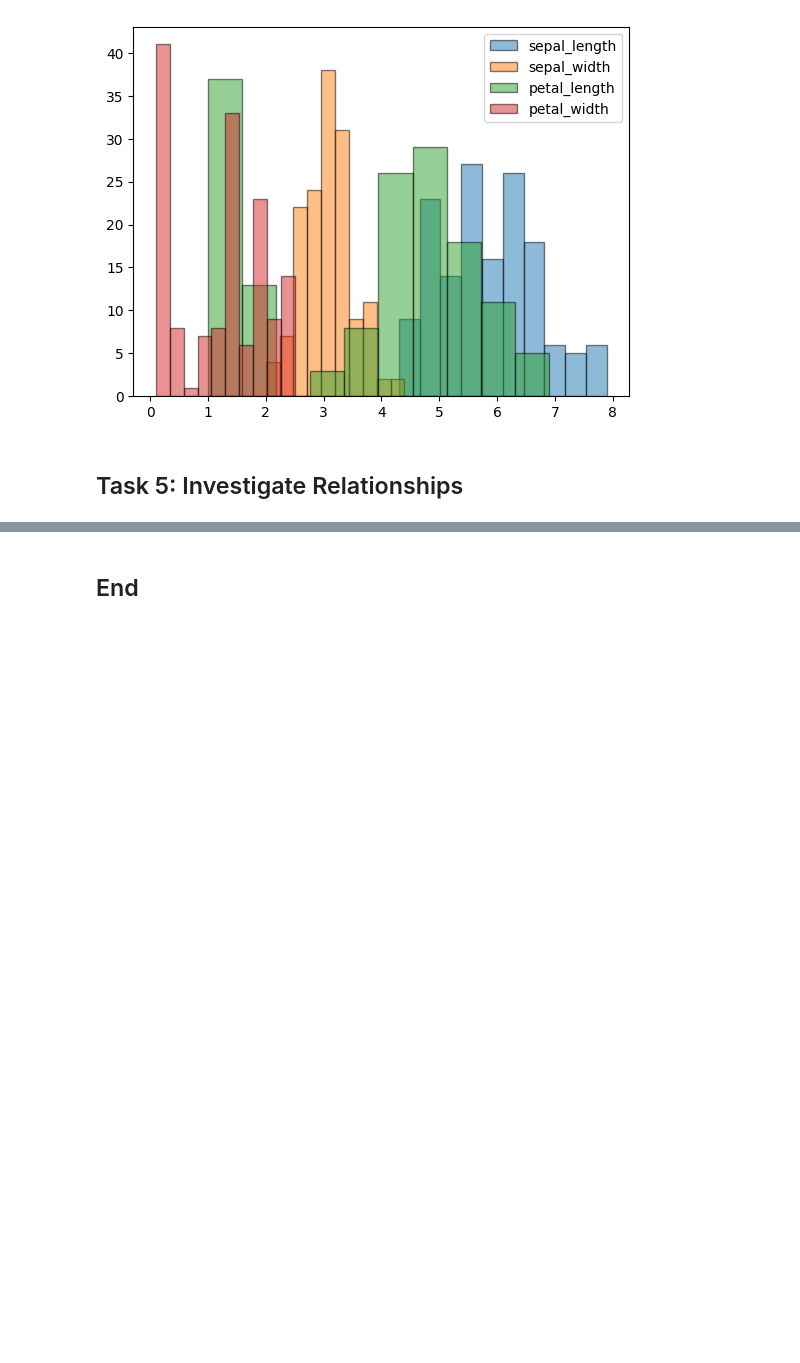
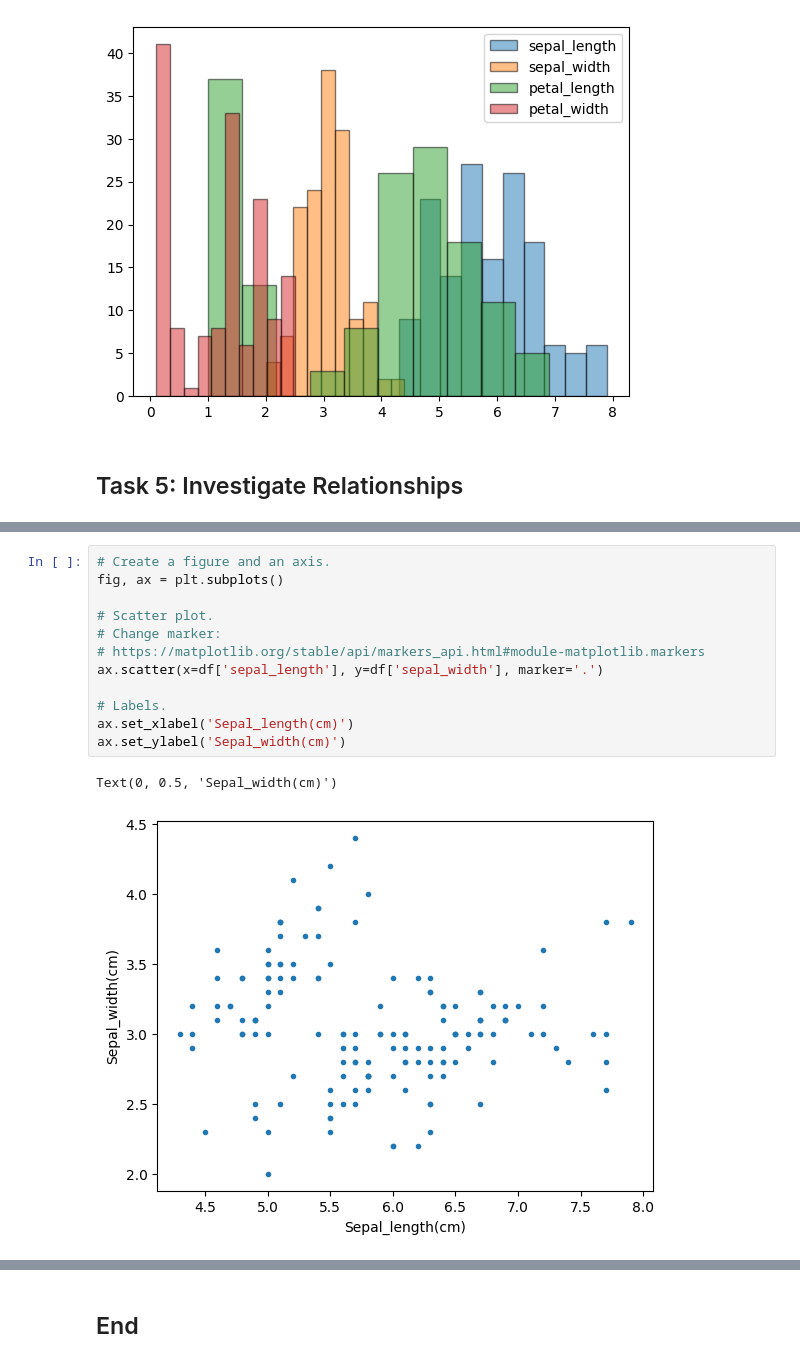
Before and after one commit to HewaOrang/principles_of_data_analytics, a Jupyter notebook: tasks.ipynb, the cells around one changed output, grey strips where cells are left out. Drawn from its saved outputs; the diff is of its cells as text; blank space fills up the shorter version.

```diff
--- a/tasks.ipynb
+++ b/tasks.ipynb
@@ -231,4 +229,19 @@ ax.legend()
 [figure]
+# %%
+# Create a figure and an axis.
+fig, ax = plt.subplots()
+
+# Scatter plot.
+# Change marker:
+# https://matplotlib.org/stable/api/markers_api.html#module-matplotlib.markers
+ax.scatter(x=df['sepal_length'], y=df['sepal_width'], marker='.')
+
+# Labels.
+ax.set_xlabel('Sepal_length(cm)')
+ax.set_ylabel('Sepal_width(cm)')
+# %% [output]
+Text(0, 0.5, 'Sepal_width(cm)')
+[figure, added]
 # %%
 # Create a figure and an axis.
 fig, ax = plt.subplots()
```
Also changed, not shown: parts of 4 cells of this notebook.
